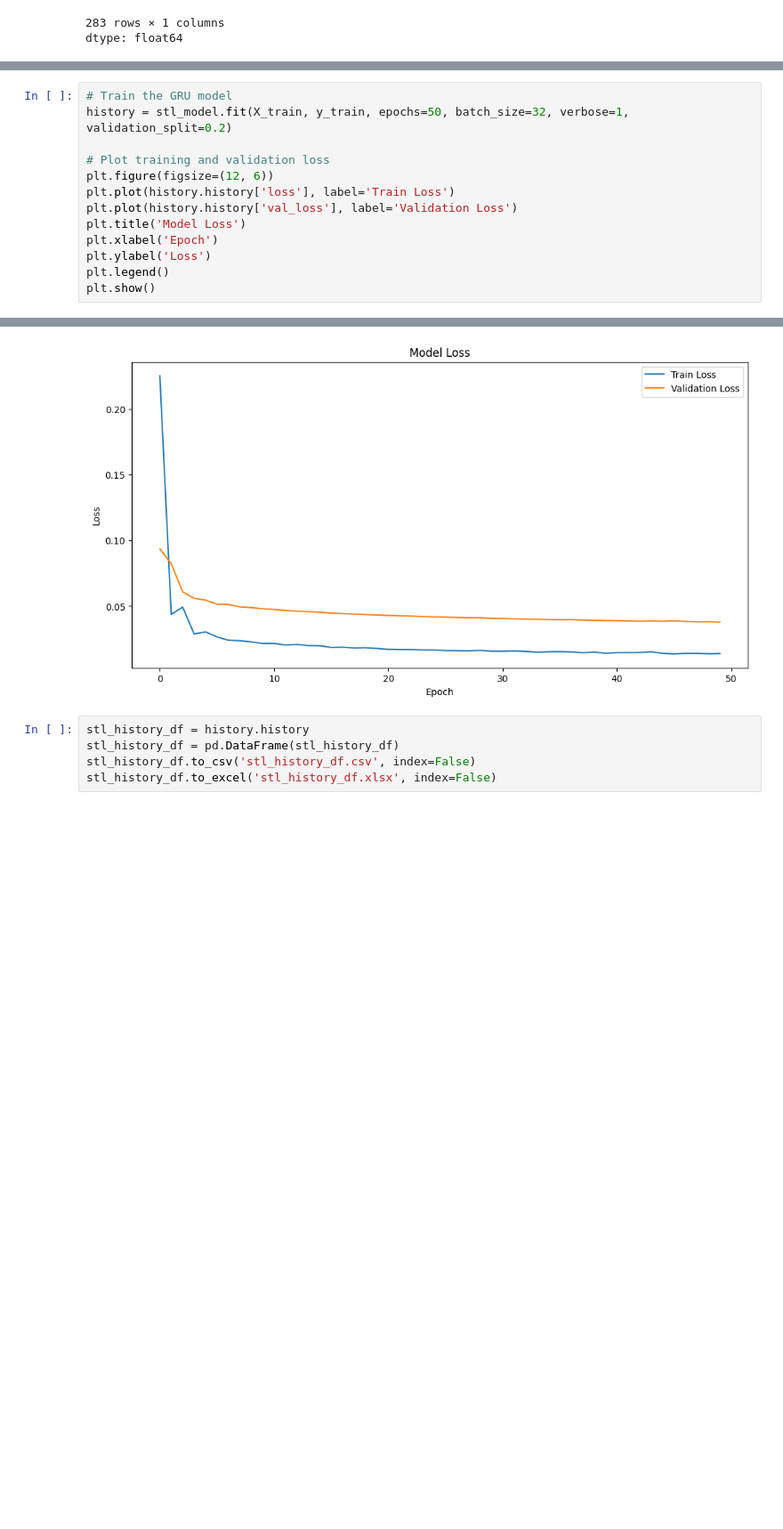
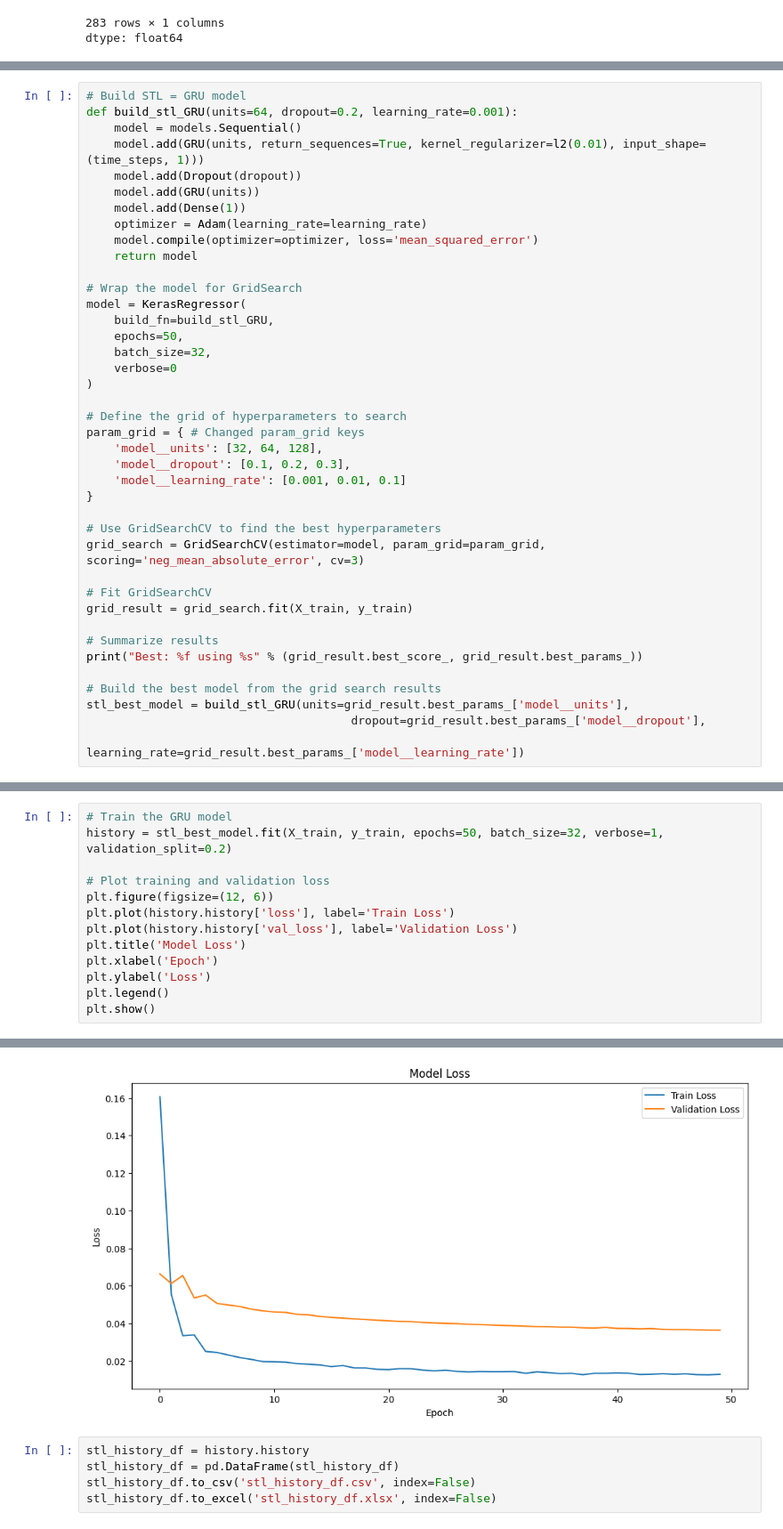
Before and after one commit to Idham-Tech/Tugas_Akhir, a Jupyter notebook: Skripsi.ipynb, the cells around one changed output, grey strips where cells are left out. Shown at 89% size. Saved outputs shown, nothing was run; the diff lists cells and outputs as text; blank space fills up the shorter version.

```diff
--- a/Skripsi.ipynb
+++ b/Skripsi.ipynb
@@ -1167,0 +1224,40 @@ plot_model(stl_model,to_file='stl_modelgru.png', show_shapes=True)
+# %%
+# Build STL = GRU model
+def build_stl_GRU(units=64, dropout=0.2, learning_rate=0.001):
+    model = models.Sequential()
+    model.add(GRU(units, return_sequences=True, kernel_regularizer=l2(0.01), input_shape=(time_steps, 1)))
+    model.add(Dropout(dropout))
+    model.add(GRU(units))
+    model.add(Dense(1))
+    optimizer = Adam(learning_rate=learning_rate)
+    model.compile(optimizer=optimizer, loss='mean_squared_error')
+    return model
+
+# Wrap the model for GridSearch
+model = KerasRegressor(
+    build_fn=build_stl_GRU,
+    epochs=50,
+    batch_size=32,
+    verbose=0
+)
+
+# Define the grid of hyperparameters to search
+param_grid = { # Changed param_grid keys
+    'model__units': [32, 64, 128],
+    'model__dropout': [0.1, 0.2, 0.3],
+    'model__learning_rate': [0.001, 0.01, 0.1]
+}
+
+# Use GridSearchCV to find the best hyperparameters
+grid_search = GridSearchCV(estimator=model, param_grid=param_grid, scoring='neg_mean_absolute_error', cv=3)
+
+# Fit GridSearchCV
+grid_result = grid_search.fit(X_train, y_train)
+
+# Summarize results
+print("Best: %f using %s" % (grid_result.best_score_, grid_result.best_params_))
+
+# Build the best model from the grid search results
+stl_best_model = build_stl_GRU(units=grid_result.best_params_['model__units'],
+                                      dropout=grid_result.best_params_['model__dropout'],
+                                      learning_rate=grid_result.best_params_['model__learning_rate'])
@@ -1168,6 +1291,6 @@ plot_model(stl_model,to_file='stl_modelgru.png', show_shapes=True)
 # %%
 # Train the GRU model
-history = stl_model.fit(X_train, y_train, epochs=50, batch_size=32, verbose=1, validation_split=0.2)
+history = stl_best_model.fit(X_train, y_train, epochs=50, batch_size=32, verbose=1, validation_split=0.2)
 
 # Plot training and validation loss
 plt.figure(figsize=(12, 6))
@@ -1199,4 +1322,4 @@ Epoch 50/50
-[figure, old version]
+[figure, new version]
 # %%
 stl_history_df = history.history
 stl_history_df = pd.DataFrame(stl_history_df)
```
Also changed, not shown: parts of 50 cells of this notebook.
